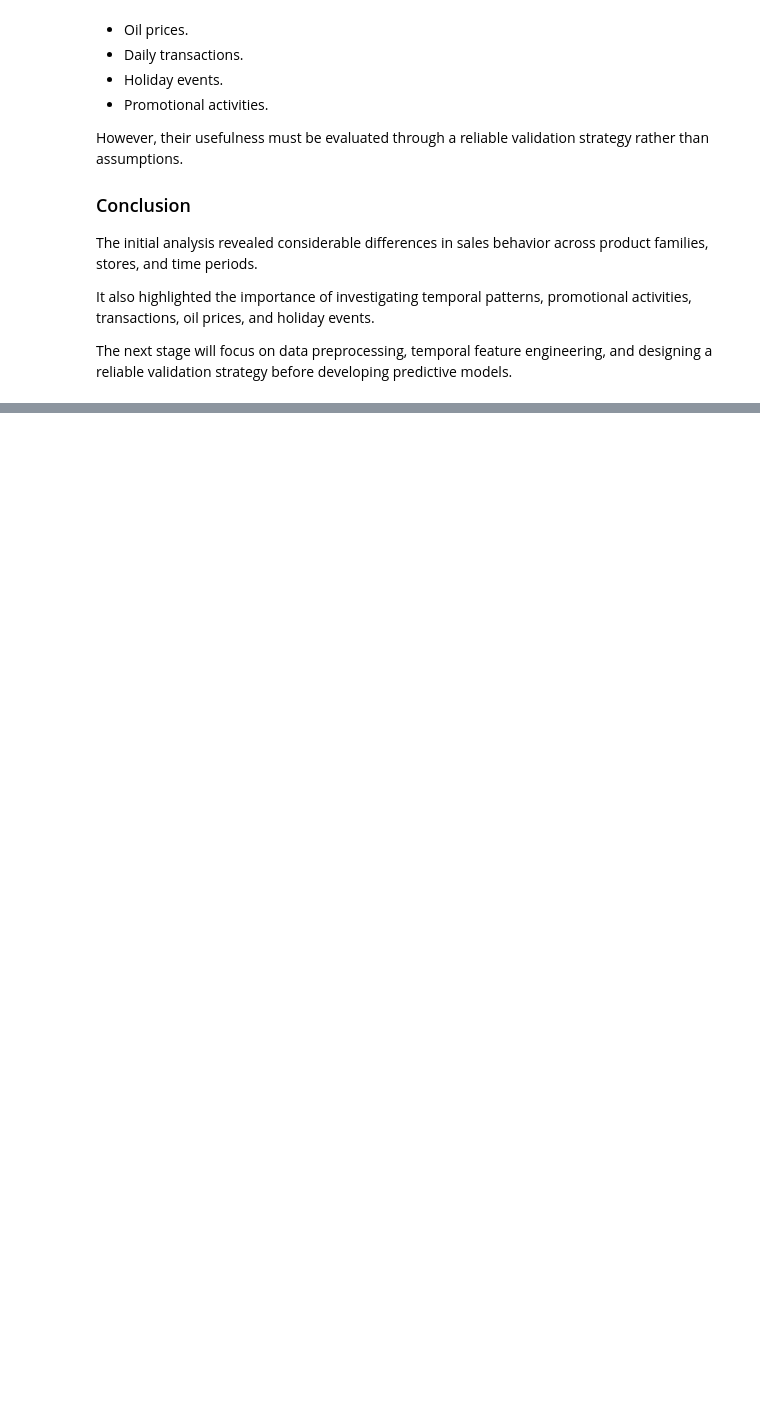
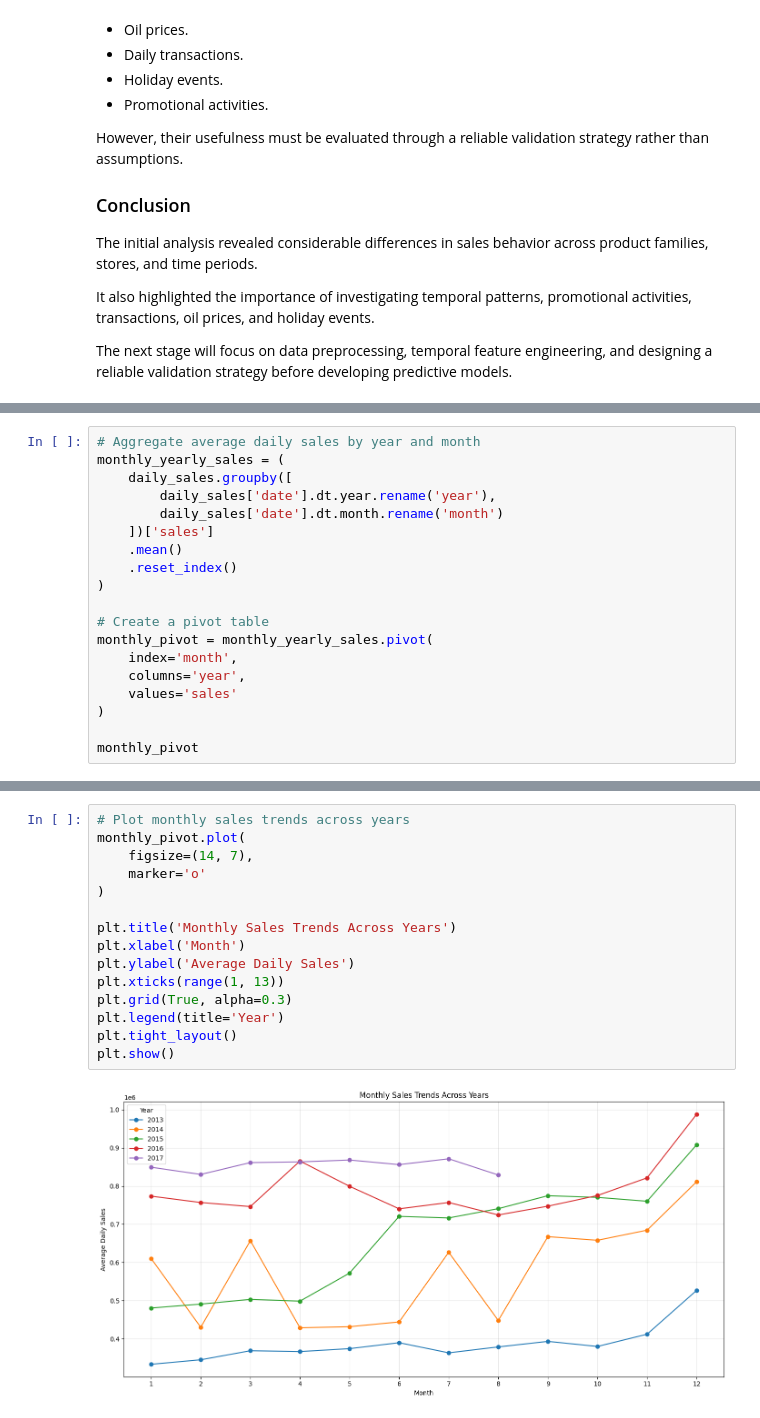
Before and after one commit to MosabOs/Store-Sales-Forecasting-Comp-V-Mosab-Os, a Jupyter notebook: store-sales-forecasting-comp-v-mosab-os.ipynb, the cells around one changed output, grey strips where cells are left out. Saved outputs shown, nothing was run; the diff lists cells and outputs as text; blank space fills up the shorter version.

```diff
--- a/store-sales-forecasting-comp-v-mosab-os.ipynb
+++ b/store-sales-forecasting-comp-v-mosab-os.ipynb
@@ -1317,0 +1522,19 @@ The next stage will focus on data preprocessing, temporal feature engineering, a
+# %%
+# Aggregate average daily sales by year and month
+monthly_yearly_sales = (
+    daily_sales.groupby([
+        daily_sales['date'].dt.year.rename('year'),
+        daily_sales['date'].dt.month.rename('month')
+    ])['sales']
+    .mean()
+    .reset_index()
+)
+
+# Create a pivot table
+monthly_pivot = monthly_yearly_sales.pivot(
+    index='month',
+    columns='year',
+    values='sales'
+)
+
+monthly_pivot
@@ -1317,0 +1556,17 @@ The next stage will focus on data preprocessing, temporal feature engineering, a
+# %%
+# Plot monthly sales trends across years
+monthly_pivot.plot(
+    figsize=(14, 7),
+    marker='o'
+)
+
+plt.title('Monthly Sales Trends Across Years')
+plt.xlabel('Month')
+plt.ylabel('Average Daily Sales')
+plt.xticks(range(1, 13))
+plt.grid(True, alpha=0.3)
+plt.legend(title='Year')
+plt.tight_layout()
+plt.show()
+# %% [output]
+[figure, added]
```
Also changed, not shown: parts of 51 cells of this notebook.
